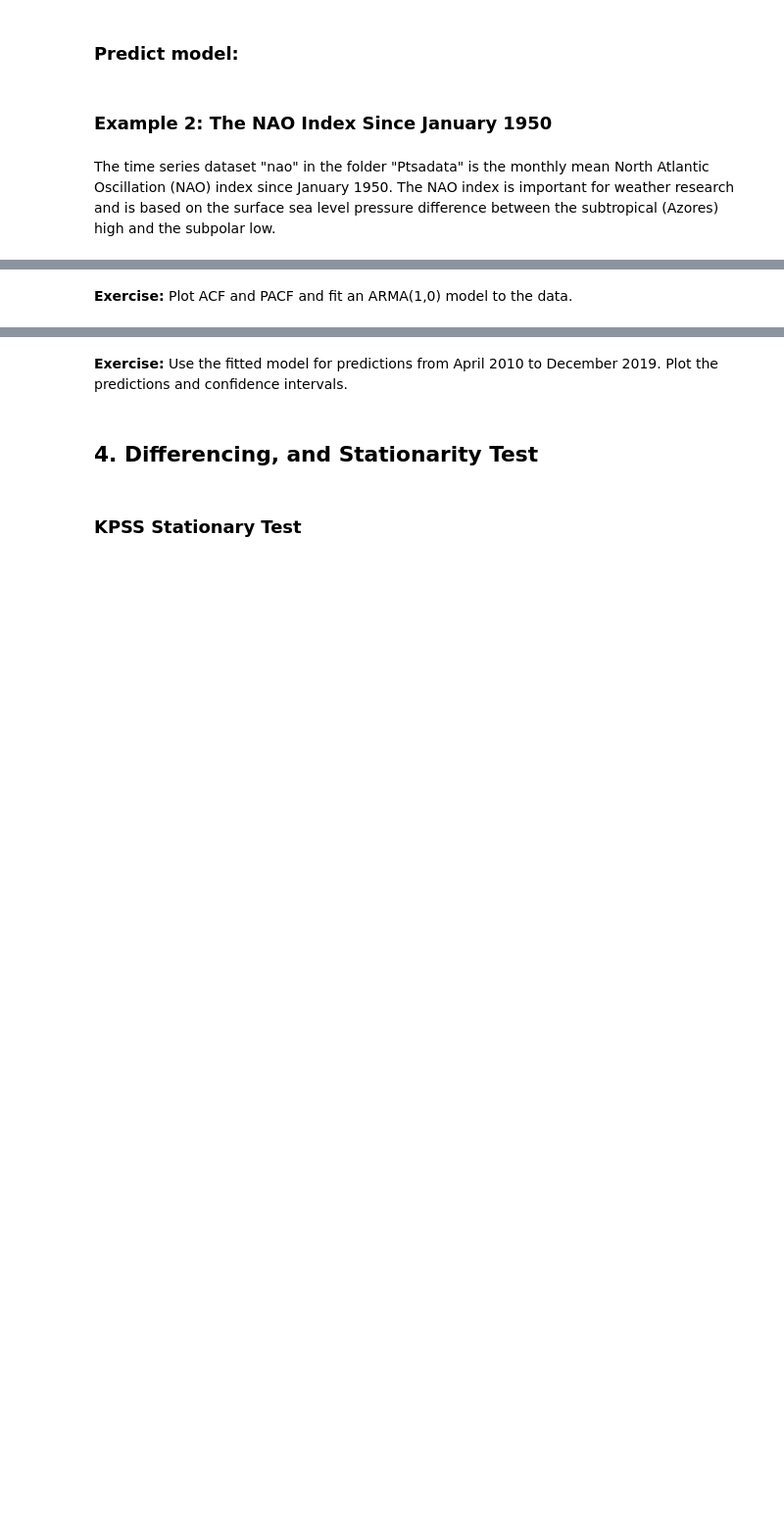
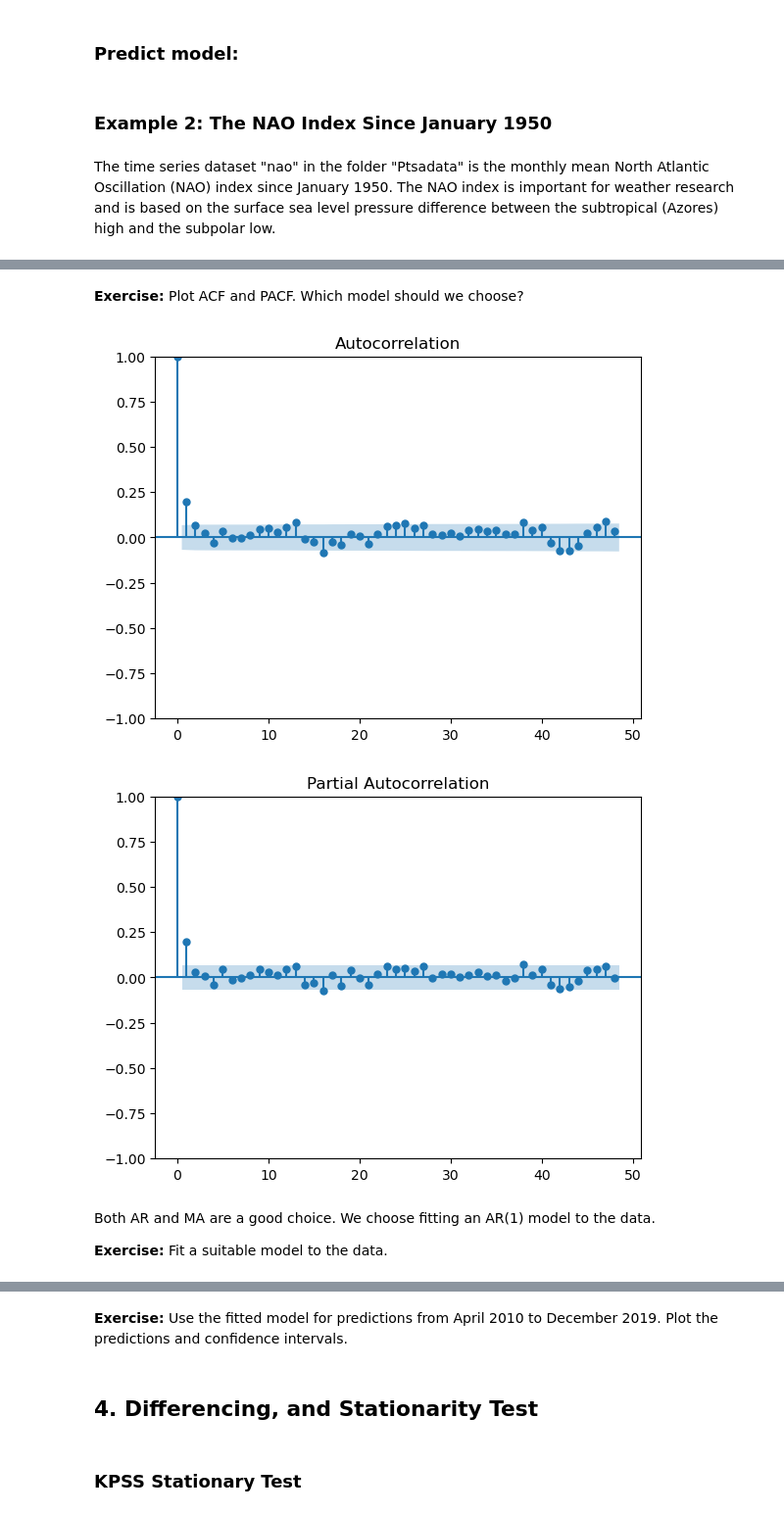
Before and after one commit to anolte-DSC/Python_Time_Series, a Jupyter notebook: Notebooks/C2_TS_Theory_Stationary_TS_Models.ipynb, the cells around one changed output, grey strips where cells are left out. Shown at 98% size. Cells and saved outputs as stored; diff of their text form; code cells hidden in the pictures; blank space fills up the shorter version.

```diff
--- a/Notebooks/C2_TS_Theory_Stationary_TS_Models.ipynb
+++ b/Notebooks/C2_TS_Theory_Stationary_TS_Models.ipynb
@@ -301,2 +313,15 @@ plt.show()
 # %% [markdown]
-**Exercise:** Plot ACF and PACF and fit an ARMA(1,0) model to the data.
+**Exercise:** Plot ACF and PACF. Which model should we choose?
+# %%
+# Plot ACF and PACF
+plot_acf(naots, lags=48)
+plt.show()
+plot_pacf(naots, lags=48)
+plt.show()
+# %% [output]
+[figure, added]
+[figure, added]
+# %% [markdown]
+Both AR and MA are a good choice. We choose fitting an AR(1) model to the data.
+
+**Exercise:** Fit a suitable model to the data.
```
Also changed, not shown: parts of 19 cells of this notebook.
